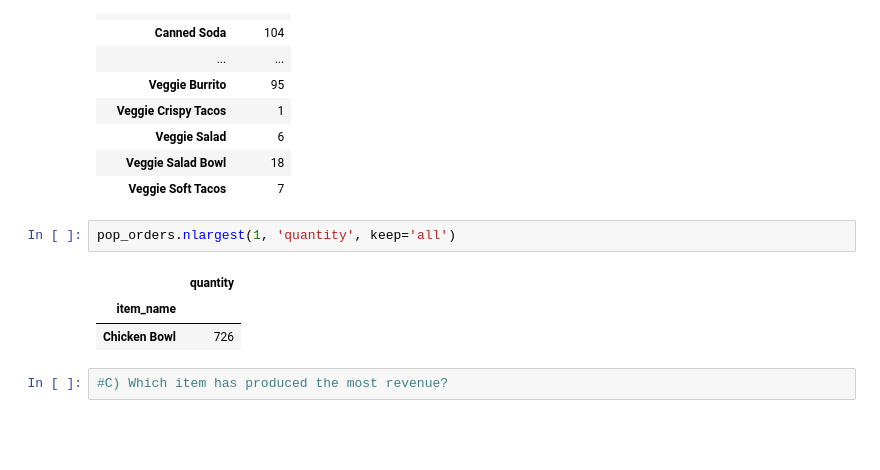
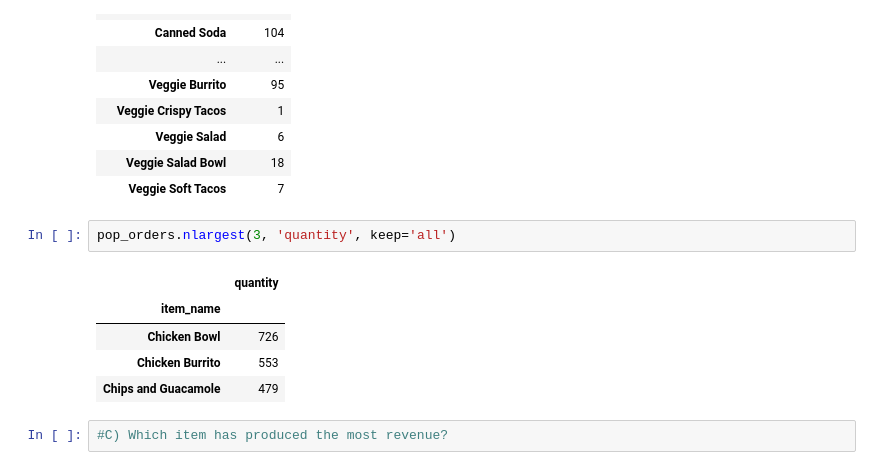
Before and after one commit to ljackson707/numpy-pandas-visualization-exercises, a Jupyter notebook: advanced_dataframes.ipynb, the cells around one changed output. Saved outputs shown, nothing was run; the diff lists cells and outputs as text; blank space fills up the shorter version.

```diff
--- a/advanced_dataframes.ipynb
+++ b/advanced_dataframes.ipynb
@@ -379,11 +358,13 @@ pop_orders
 | Veggie Salad Bowl | 18 |
 | Veggie Soft Tacos | 7 |
 # %%
-pop_orders.nlargest(1, 'quantity', keep='all')
+pop_orders.nlargest(3, 'quantity', keep='all')
 # %% [output]
 |  | quantity |
 | item_name |  |
 | Chicken Bowl | 726 |
+| Chicken Burrito | 553 |
+| Chips and Guacamole | 479 |
 # %%
 #C) Which item has produced the most revenue?
 # %%
```
Also changed, not shown: parts of 4 cells of this notebook.
